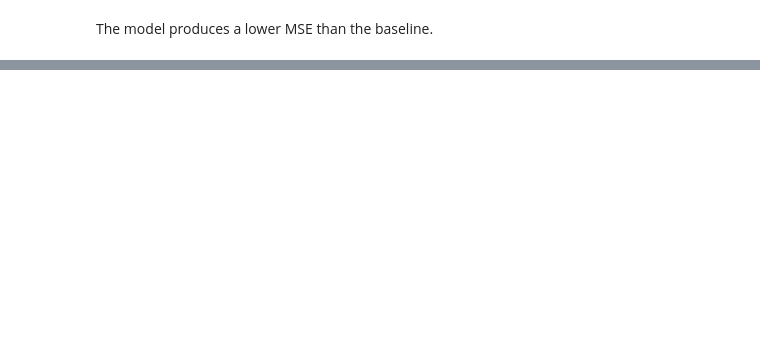
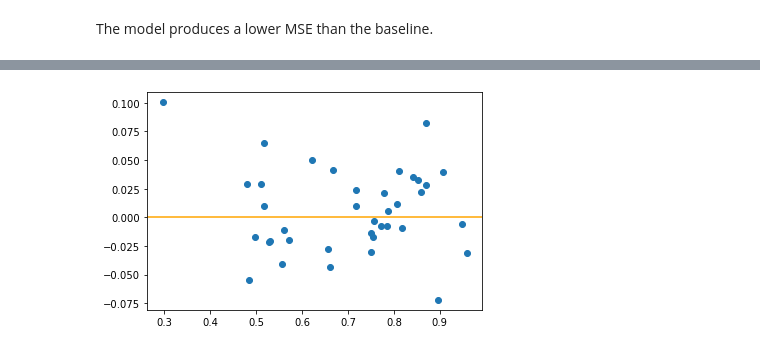
Before and after one commit to pemurp19/Predicting-HDI---Human-Development-Indicators, a Jupyter notebook: code/linear_regression.ipynb, the cells around one changed output, grey strips where cells are left out. Cells and saved outputs as stored; diff of their text form; code cells hidden in the pictures; blank space fills up the shorter version.

```diff
--- a/code/linear_regression.ipynb
+++ b/code/linear_regression.ipynb
@@ -373,0 +375,7 @@ Random Forest is overfit compared to the OLS (with select Lasso features).
+# %%
+# E - Equal variances (of residuals - AKA Homoscedasticity)
+# Let's plot our residuals - check the L and E assumptions
+plt.scatter(y_preds, residuals)
+plt.axhline(0, color = 'orange');
+# %% [output]
+[figure, added]
```
Also changed, not shown: parts of 22 cells of this notebook, 2 other files.
